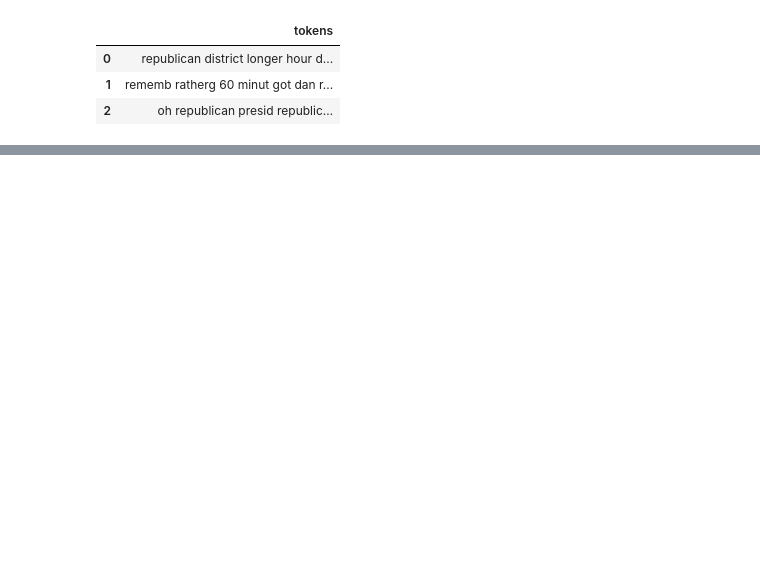
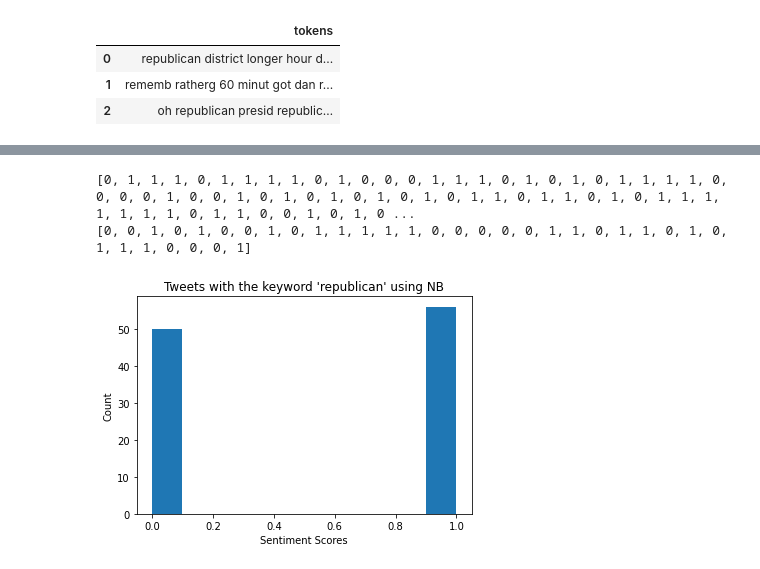
Before and after one commit to babybe11/COG403_Final_Project, a Jupyter notebook: Model Implementation.ipynb, the cells around one changed output, grey strips where cells are left out. Drawn from its saved outputs; the diff is of its cells as text; code cells hidden in the pictures; blank space fills up the shorter version.

```diff
--- a/Model Implementation.ipynb
+++ b/Model Implementation.ipynb
@@ -181,0 +200,2 @@ array([0, 0, 1, 0, 1, 1, 0, 0, 1, 1, 1, 1, 1, 0, 1, 0, 1, 0, 1, 0, 1, 1,
+# %%
+testing = pd.read_csv('cleaned_test_data.csv')
@@ -181,0 +214,2 @@ array([0, 0, 1, 0, 1, 1, 0, 0, 1, 1, 1, 1, 1, 0, 1, 0, 1, 0, 1, 0, 1, 1,
+# %%
+testing.dropna(inplace=True)
@@ -181,0 +228,2 @@ array([0, 0, 1, 0, 1, 1, 0, 0, 1, 1, 1, 1, 1, 0, 1, 0, 1, 0, 1, 0, 1, 1,
+# %%
+testing = testing.dropna().reset_index(drop=True)
@@ -181,0 +242,21 @@ array([0, 0, 1, 0, 1, 1, 0, 0, 1, 1, 1, 1, 1, 0, 1, 0, 1, 0, 1, 0, 1, 1,
+# %%
+rep = []
+dem = []
+for i in range(0, len(testing)):
+    if 'republican' in testing['tokens'][i]:
+        rep.append(nb[i])
+    if 'democrat' in testing['tokens'][i]:
+        dem.append(nb[i])
+print(rep)
+print(dem)
+# %% [output]
+[0, 1, 1, 1, 0, 1, 1, 1, 1, 0, 1, 0, 0, 0, 1, 1, 1, 0, 1, 0, 1, 0, 1, 1, 1, 1, 0, 0, 0, 0, 1, 0, 0, 1, 0, 1, 0, 1, 0, 1, 0, 1, 0, 1, 1, 0, 1, 1, 0, 1, 0, 1, 1, 1, 1, 1, 1, 1, 0, 1, 1, 0, 0, 1, 0, 1, 0 ...
+[0, 0, 1, 0, 1, 0, 0, 1, 0, 1, 1, 1, 1, 1, 0, 0, 0, 0, 0, 1, 1, 0, 1, 1, 0, 1, 0, 1, 1, 1, 0, 0, 0, 1]
+# %%
+plt.hist(rep)
+plt.title("Tweets with the keyword 'republican' using NB")
+plt.xlabel("Sentiment Scores")
+plt.ylabel("Count")
+plt.show()
+# %% [output]
+[figure, added]
```
Also changed, not shown: parts of 13 cells of this notebook.
